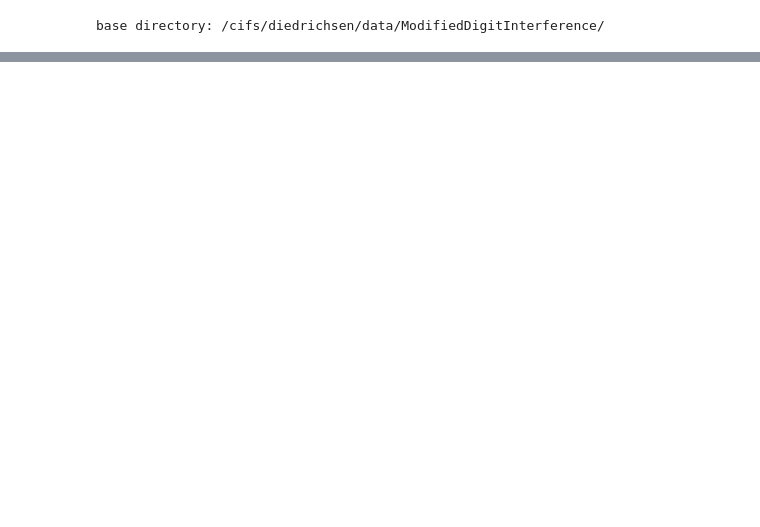
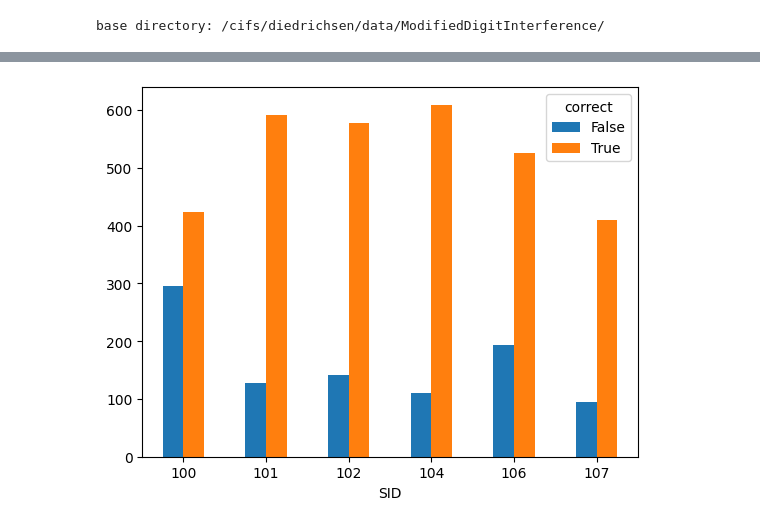
Before and after one commit to AmandaGiselleLily/modified-digit-inteference, a Jupyter notebook: notebooks/MovementTime.ipynb, the cells around one changed output, grey strips where cells are left out. Cells and saved outputs as stored; diff of their text form; code cells hidden in the pictures; blank space fills up the shorter version.

```diff
--- a/notebooks/MovementTime.ipynb
+++ b/notebooks/MovementTime.ipynb
@@ -31,0 +39,6 @@ plt.show()
+# %%
+table_correct = pd.crosstab(data['SID'],data['correct'])
+table_correct.index
+bweh = table_correct.plot.bar(rot=0)
+# %% [output]
+[figure, added]
```
Also changed, not shown: parts of 5 cells of this notebook.
